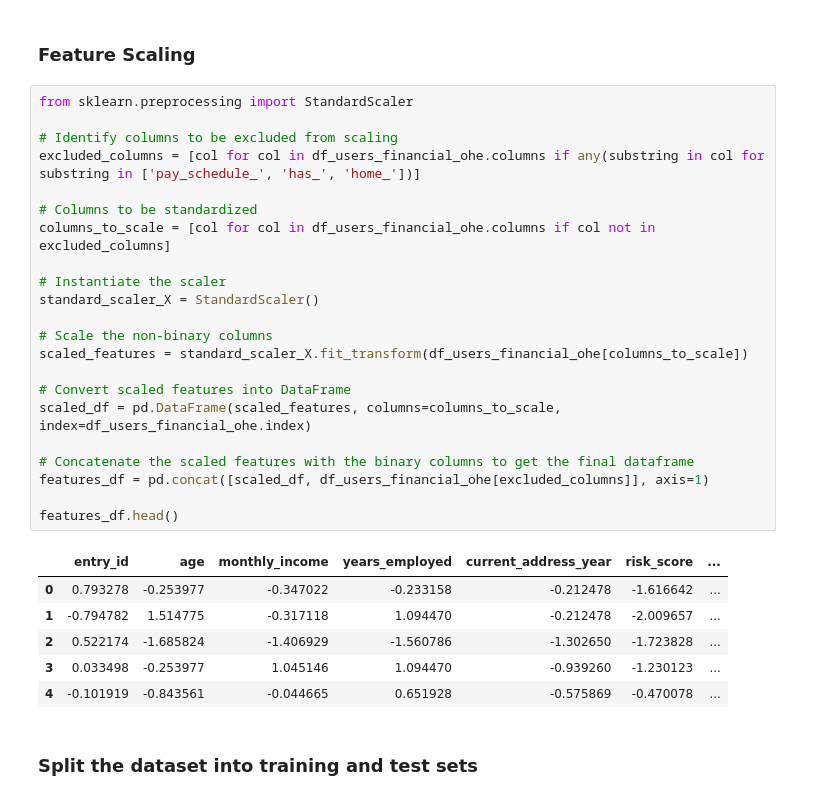
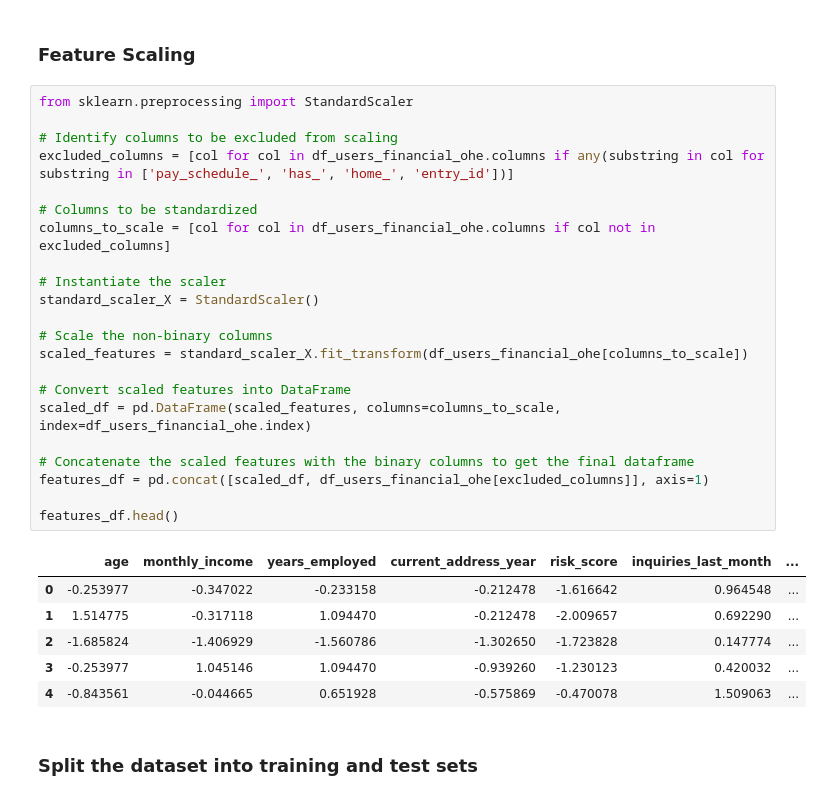
Before and after one commit to c-grigsby/ml-fintech-case-studies, a Jupyter notebook: predicting-loan-signatures/notebooks/predicting-loan-signatures_model.ipynb, the cells around one changed output. Saved outputs shown, nothing was run; the diff lists cells and outputs as text.

```diff
--- a/predicting-loan-signatures/notebooks/predicting-loan-signatures_model.ipynb
+++ b/predicting-loan-signatures/notebooks/predicting-loan-signatures_model.ipynb
@@ -69,32 +69,32 @@ df_users_financial_ohe.drop('amount_requested', axis=1, inplace=True)
 # %%
 from sklearn.preprocessing import StandardScaler
 
 # Identify columns to be excluded from scaling
-excluded_columns = [col for col in df_users_financial_ohe.columns if any(substring in col for substring in ['pay_schedule_', 'has_', 'home_'])]
+excluded_columns = [col for col in df_users_financial_ohe.columns if any(substring in col for substring in ['pay_schedule_', 'has_', 'home_', 'entry_id'])]
 
 # Columns to be standardized
 columns_to_scale = [col for col in df_users_financial_ohe.columns if col not in excluded_columns]
 
 # Instantiate the scaler
 standard_scaler_X = StandardScaler()
 
 # Scale the non-binary columns
 scaled_features = standard_scaler_X.fit_transform(df_users_financial_ohe[columns_to_scale])
 
 # Convert scaled features into DataFrame
 scaled_df = pd.DataFrame(scaled_features, columns=columns_to_scale, index=df_users_financial_ohe.index)
 
 # Concatenate the scaled features with the binary columns to get the final dataframe
 features_df = pd.concat([scaled_df, df_users_financial_ohe[excluded_columns]], axis=1)
 
 features_df.head()
 # %% [output]
-|  | entry_id | age | monthly_income | years_employed | current_address_year | risk_score | ... |
-| 0 | 0.793278 | -0.253977 | -0.347022 | -0.233158 | -0.212478 | -1.616642 | ... |
-| 1 | -0.794782 | 1.514775 | -0.317118 | 1.094470 | -0.212478 | -2.009657 | ... |
-| 2 | 0.522174 | -1.685824 | -1.406929 | -1.560786 | -1.302650 | -1.723828 | ... |
-| 3 | 0.033498 | -0.253977 | 1.045146 | 1.094470 | -0.939260 | -1.230123 | ... |
-| 4 | -0.101919 | -0.843561 | -0.044665 | 0.651928 | -0.575869 | -0.470078 | ... |
+|  | age | monthly_income | years_employed | current_address_year | risk_score | inquiries_last_month | ... |
+| 0 | -0.253977 | -0.347022 | -0.233158 | -0.212478 | -1.616642 | 0.964548 | ... |
+| 1 | 1.514775 | -0.317118 | 1.094470 | -0.212478 | -2.009657 | 0.692290 | ... |
+| 2 | -1.685824 | -1.406929 | -1.560786 | -1.302650 | -1.723828 | 0.147774 | ... |
+| 3 | -0.253977 | 1.045146 | 1.094470 | -0.939260 | -1.230123 | 0.420032 | ... |
+| 4 | -0.843561 | -0.044665 | 0.651928 | -0.575869 | -0.470078 | 1.509063 | ... |
 # %% [markdown]
 ### Split the dataset into training and test sets
 # %%
```
Also changed, not shown: parts of 25 cells of this notebook, 37 other files.
